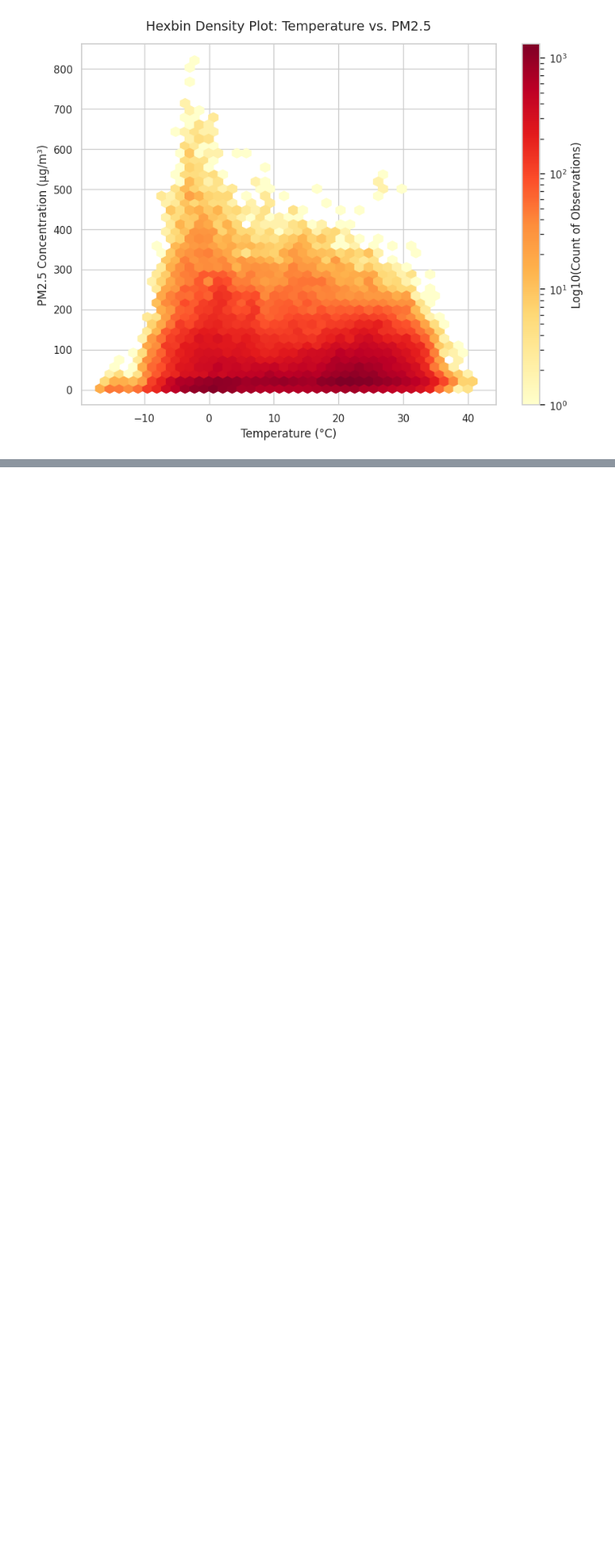
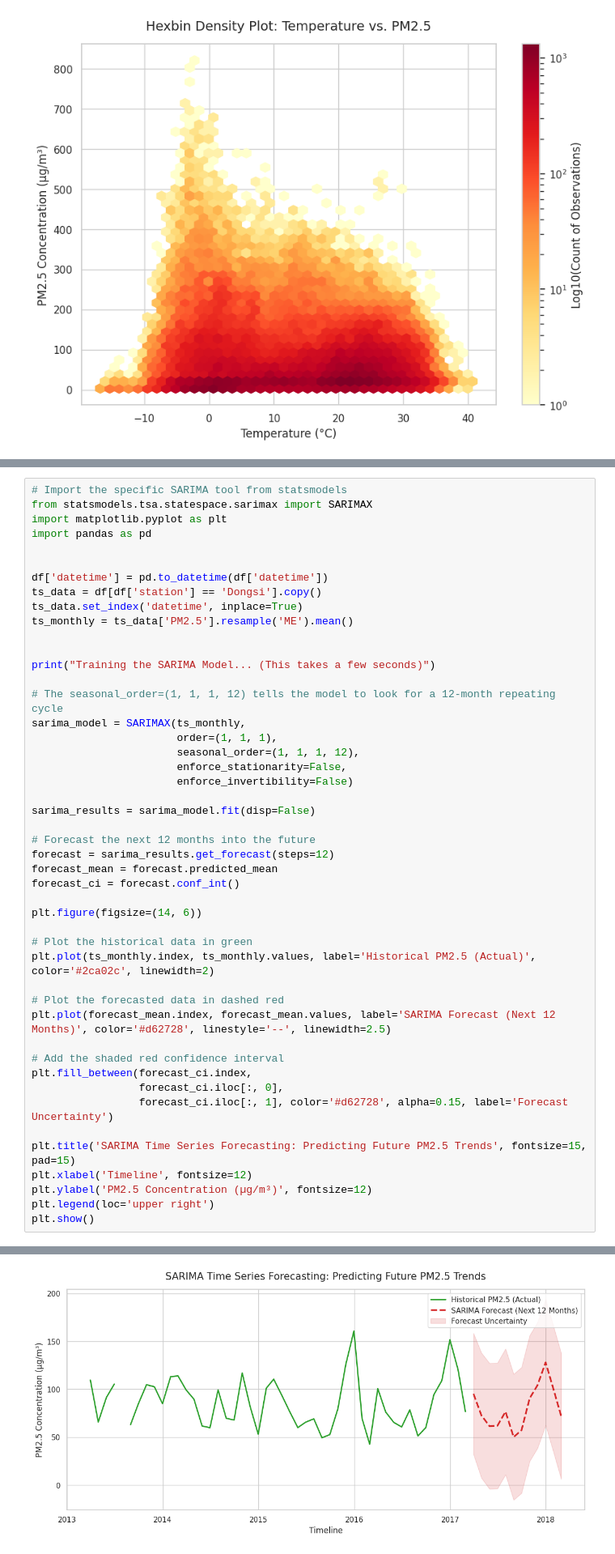
Before and after one commit to zaky100/Zack-Air-Quality-Task, a Jupyter notebook: Air_Quality.ipynb, the cells around one changed output, grey strips where cells are left out. Shown at 81% size. Cells and saved outputs as stored; diff of their text form; blank space fills up the shorter version.

```diff
--- a/Air_Quality.ipynb
+++ b/Air_Quality.ipynb
@@ -436,0 +462,48 @@ plt.show()
+# %%
+# Import the specific SARIMA tool from statsmodels
+from statsmodels.tsa.statespace.sarimax import SARIMAX
+import matplotlib.pyplot as plt
+import pandas as pd
+
+
+df['datetime'] = pd.to_datetime(df['datetime'])
+ts_data = df[df['station'] == 'Dongsi'].copy()
+ts_data.set_index('datetime', inplace=True)
+ts_monthly = ts_data['PM2.5'].resample('ME').mean()
+
+
+print("Training the SARIMA Model... (This takes a few seconds)")
+
+# The seasonal_order=(1, 1, 1, 12) tells the model to look for a 12-month repeating cycle
+sarima_model = SARIMAX(ts_monthly,
+                       order=(1, 1, 1),
+                       seasonal_order=(1, 1, 1, 12),
+                       enforce_stationarity=False,
+                       enforce_invertibility=False)
+
+sarima_results = sarima_model.fit(disp=False)
+
+# Forecast the next 12 months into the future
+forecast = sarima_results.get_forecast(steps=12)
+forecast_mean = forecast.predicted_mean
+forecast_ci = forecast.conf_int()
+
+plt.figure(figsize=(14, 6))
+
+# Plot the historical data in green
+plt.plot(ts_monthly.index, ts_monthly.values, label='Historical PM2.5 (Actual)', color='#2ca02c', linewidth=2)
+
+# Plot the forecasted data in dashed red
+plt.plot(forecast_mean.index, forecast_mean.values, label='SARIMA Forecast (Next 12 Months)', color='#d62728', linestyle='--', linewidth=2.5)
+
+# Add the shaded red confidence interval
+plt.fill_between(forecast_ci.index,
+                 forecast_ci.iloc[:, 0],
+                 forecast_ci.iloc[:, 1], color='#d62728', alpha=0.15, label='Forecast Uncertainty')
+
+plt.title('SARIMA Time Series Forecasting: Predicting Future PM2.5 Trends', fontsize=15, pad=15)
+plt.xlabel('Timeline', fontsize=12)
+plt.ylabel('PM2.5 Concentration (µg/m³)', fontsize=12)
+plt.legend(loc='upper right')
+plt.show()
+# %% [output]
@@ -436,0 +511 @@ plt.show()
+[figure, added]
```
Also changed, not shown: parts of 4 cells of this notebook.
